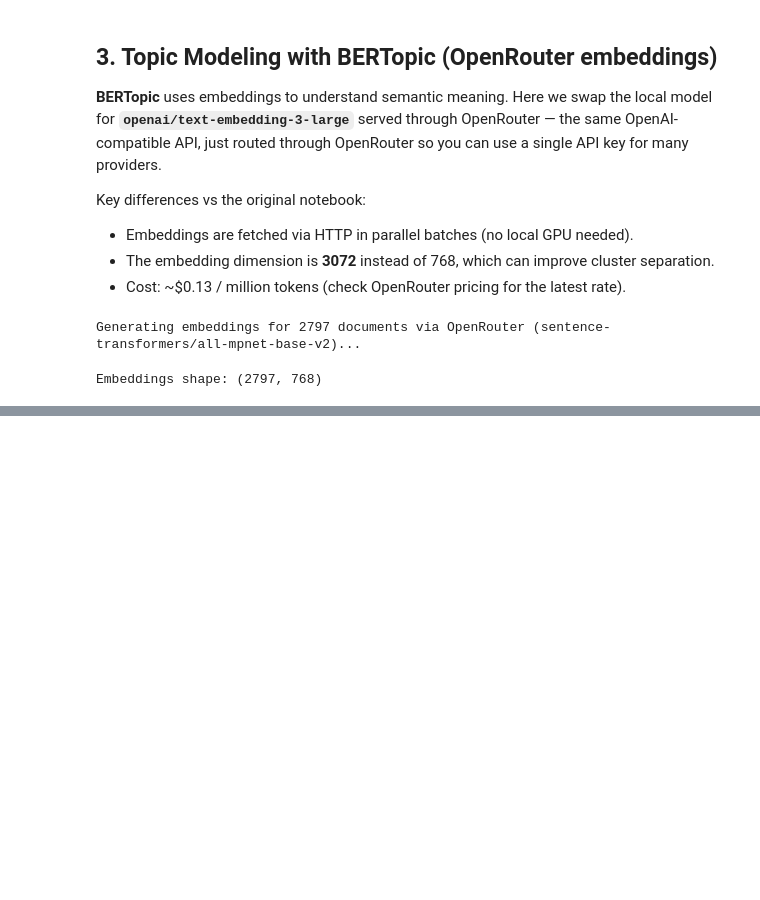
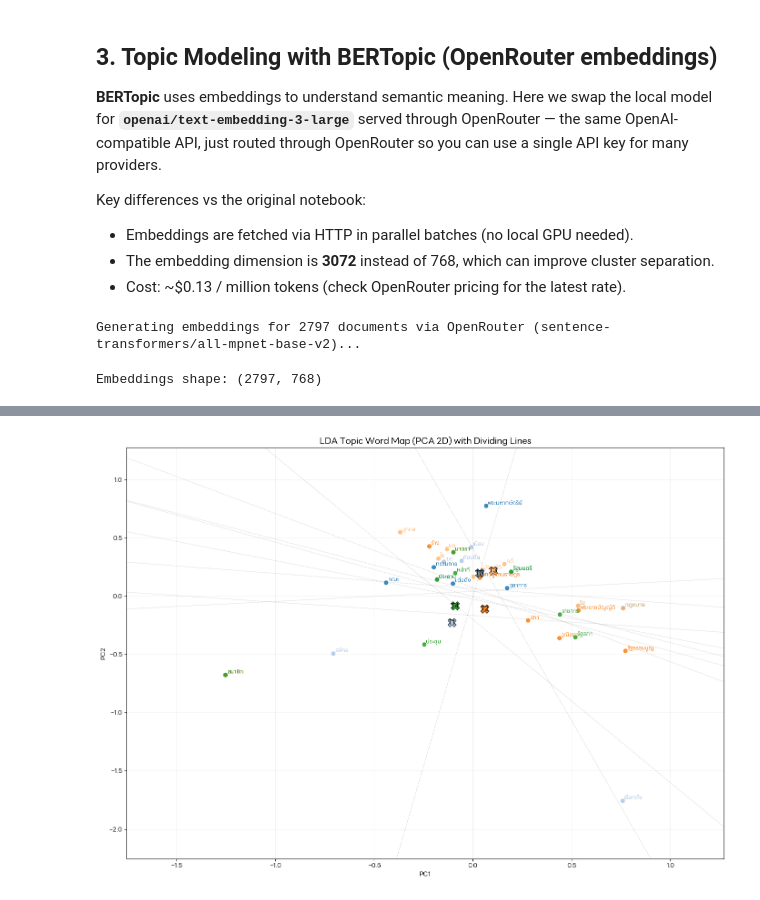
Before and after one commit to MadMax168/Data-Modeling-Project, a Jupyter notebook: 03_data_preparation/04_topic_mod/attempt0/topic_modeling_mpnet.ipynb, the cells around one changed output, grey strips where cells are left out. Saved outputs shown, nothing was run; the diff lists cells and outputs as text; code cells hidden in the pictures; blank space fills up the shorter version.

```diff
--- a/03_data_preparation/04_topic_mod/attempt0/topic_modeling_mpnet.ipynb
+++ b/03_data_preparation/04_topic_mod/attempt0/topic_modeling_mpnet.ipynb
@@ -14,7 +14,7 @@ import matplotlib.font_manager as fm
 import matplotlib.pyplot as plt
 
 # Setup Thai font to fix missing glyphs in plots.
-font_path = '../../static/font/LINESeedSansTH_Rg.ttf'
+font_path = '../../../static/font/LINESeedSansTH_Rg.ttf'
 fm.fontManager.addfont(font_path)
 font_prop = fm.FontProperties(fname=font_path)
 plt.rcParams['font.family'] = font_prop.get_name()
@@ -377,0 +373,90 @@ topics (excl. -1): 14
+# %%
+# LDA word map on 2D plane with dividing lines between LDA-topic centers.
+import numpy as np
+from sklearn.decomposition import PCA
+from sentence_transformers import SentenceTransformer
+import matplotlib.pyplot as plt
+
+TOP_N_WORDS = 15
+SAMPLE_WORDS_PER_TOPIC = 8  # reduce label overlap
+
+# Build topic->words from LDA components
+feature_names = vectorizer.get_feature_names_out()
+topic_ids = list(range(lda_model.components_.shape[0]))
+
+lda_topic_words = {}
+for tid, comp in enumerate(lda_model.components_):
+    top_idx = comp.argsort()[: -TOP_N_WORDS - 1 : -1]
+    lda_topic_words[tid] = [feature_names[i] for i in top_idx]
+
+# Local embedder used only for visualization coordinates
+lda_embedder = SentenceTransformer("paraphrase-multilingual-mpnet-base-v2")
+
+word_vectors = []
+word_labels = []
+word_topics = []
+
+for tid in topic_ids:
+    words_for_plot = lda_topic_words[tid][:SAMPLE_WORDS_PER_TOPIC]
+    for w in words_for_plot:
+        emb = lda_embedder.encode([w], convert_to_numpy=True)[0]
+        word_vectors.append(emb)
+        word_labels.append(w)
+        word_topics.append(tid)
+
+if len(word_vectors) == 0:
+    raise ValueError("No topic words were found to plot.")
+
+X = np.vstack(word_vectors)
+pca = PCA(n_components=2, random_state=42)
+XY = pca.fit_transform(X)
+
+topic_centers = {}
+for tid in topic_ids:
+    idx = [i for i, t in enumerate(word_topics) if t == tid]
+    if idx:
+        topic_centers[tid] = XY[idx].mean(axis=0)
+
+plt.figure(figsize=(14, 10))
+cmap = plt.get_cmap("tab20")
+unique_topics = sorted(topic_centers.keys())
+topic_to_color = {t: cmap(i % 20) for i, t in enumerate(unique_topics)}
+
+for i, (x, y) in enumerate(XY):
+    t = word_topics[i]
+    plt.scatter(x, y, s=35, color=topic_to_color[t], alpha=0.85)
+    plt.text(x + 0.01, y + 0.01, word_labels[i], fontsize=9, fontproperties=font_prop, color=topic_to_color[t])
+
+for t, c in topic_centers.items():
+    plt.scatter(c[0], c[1], s=180, marker="X", color=topic_to_color[t], edgecolor="black", linewidth=0.7)
+    plt.text(c[0], c[1], f"T{t}", fontsize=11, weight="bold", ha="center", va="center", color="black")
+
+xs = XY[:, 0]
+ys = XY[:, 1]
+xmin, xmax = xs.min() - 0.5, xs.max() + 0.5
+ymin, ymax = ys.min() - 0.5, ys.max() + 0.5
+
+centers = np.array([topic_centers[t] for t in unique_topics])
+for i in range(len(centers)):
+    for j in range(i + 1, len(centers)):
+        p1 = centers[i]
+        p2 = centers[j]
+        mid = (p1 + p2) / 2.0
+        d = p2 - p1
+        if np.allclose(d, 0):
+            continue
+        n = np.array([-d[1], d[0]])
+        n = n / np.linalg.norm(n)
+        tvals = np.linspace(-5, 5, 2)
+        line_pts = mid[None, :] + tvals[:, None] * n[None, :]
+        plt.plot(line_pts[:, 0], line_pts[:, 1], linestyle="--", linewidth=0.7, color="gray", alpha=0.35)
+
+plt.xlim(xmin, xmax)
+plt.ylim(ymin, ymax)
+plt.title("LDA Topic Word Map (PCA 2D) with Dividing Lines", fontproperties=font_prop, fontsize=14)
+plt.xlabel("PC1")
+plt.ylabel("PC2")
+plt.grid(alpha=0.2)
+plt.tight_layout()
+plt.show()
+# %% [output]
@@ -377,0 +465 @@ topics (excl. -1): 14
+[figure, added]
```
Also changed, not shown: parts of 8 cells of this notebook, 1 other file.
